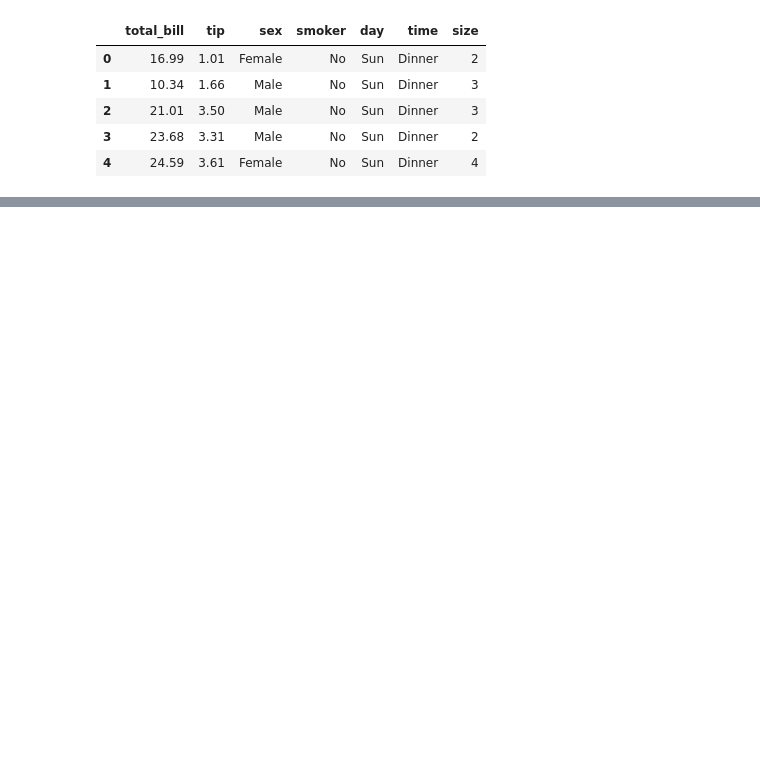
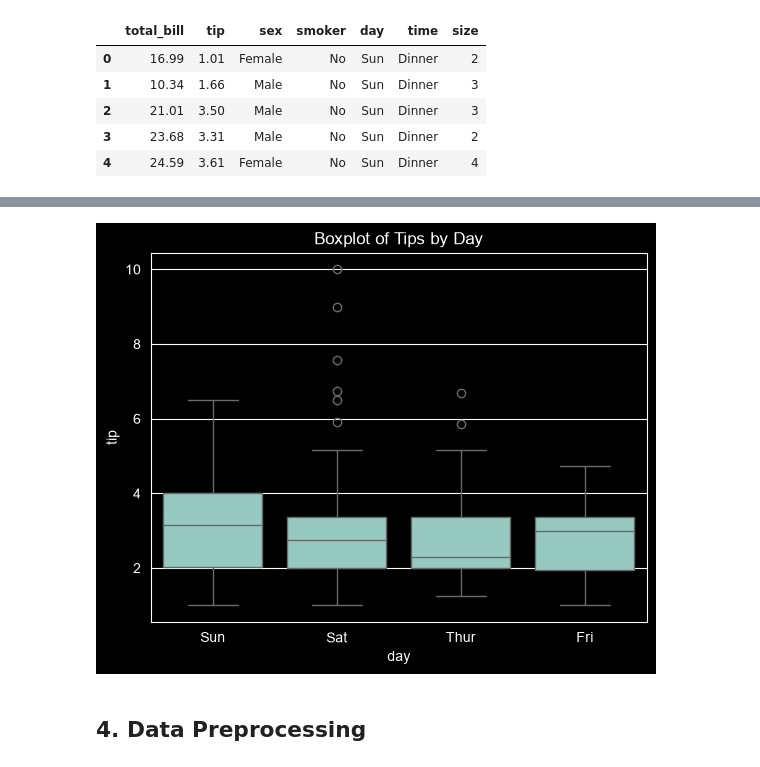
Before and after one commit to TariqJaved164/Machine-Learning, a Jupyter notebook: Regression/tpis_prediction.ipynb, the cells around one changed output, grey strips where cells are left out. Cells and saved outputs as stored; diff of their text form; code cells hidden in the pictures; blank space fills up the shorter version.

```diff
--- a/Regression/tpis_prediction.ipynb
+++ b/Regression/tpis_prediction.ipynb
@@ -54,0 +95,9 @@ df1 = df[]
+# %%
+# Boxplot for tips by day
+sns.boxplot(x='day', y='tip', data=df)
+plt.title("Boxplot of Tips by Day")
+plt.show()
+# %% [output]
+[figure, added]
+# %% [markdown]
+## 4. Data Preprocessing
```
Also changed, not shown: parts of 28 cells of this notebook.
